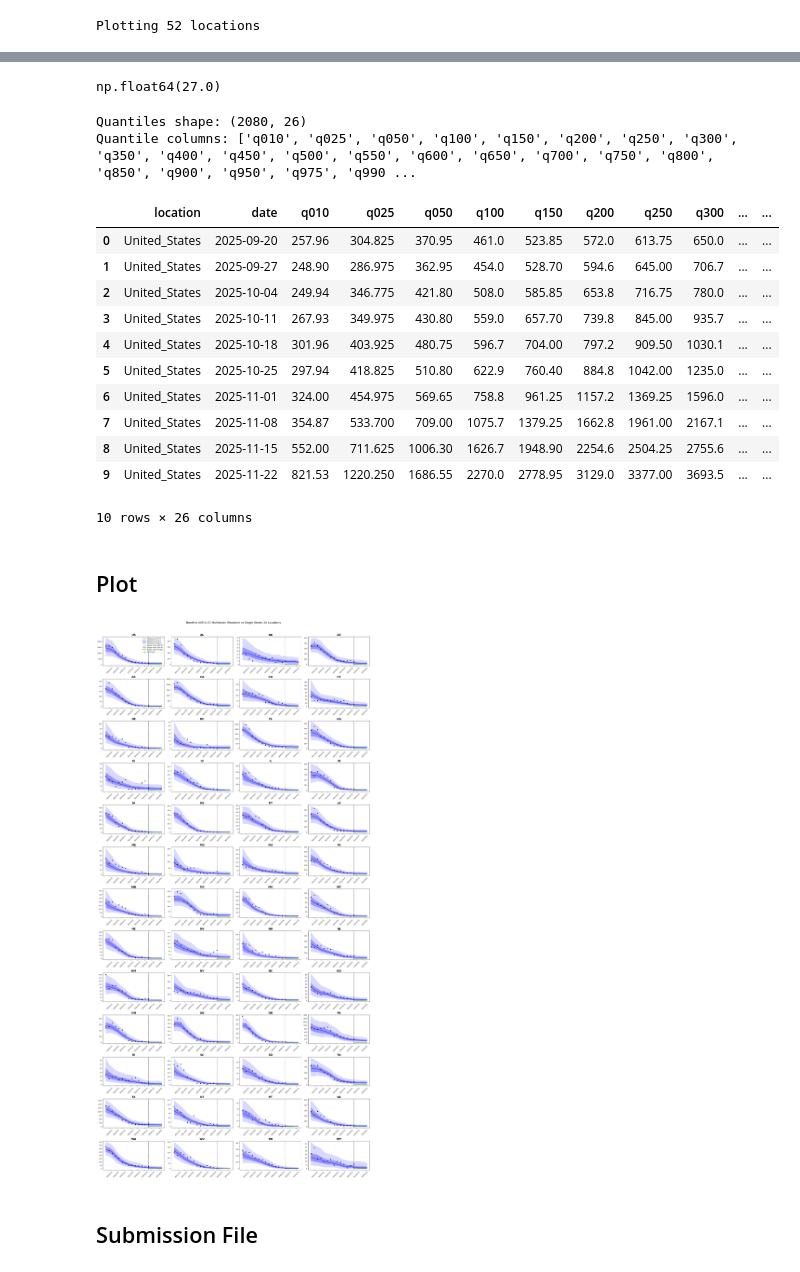
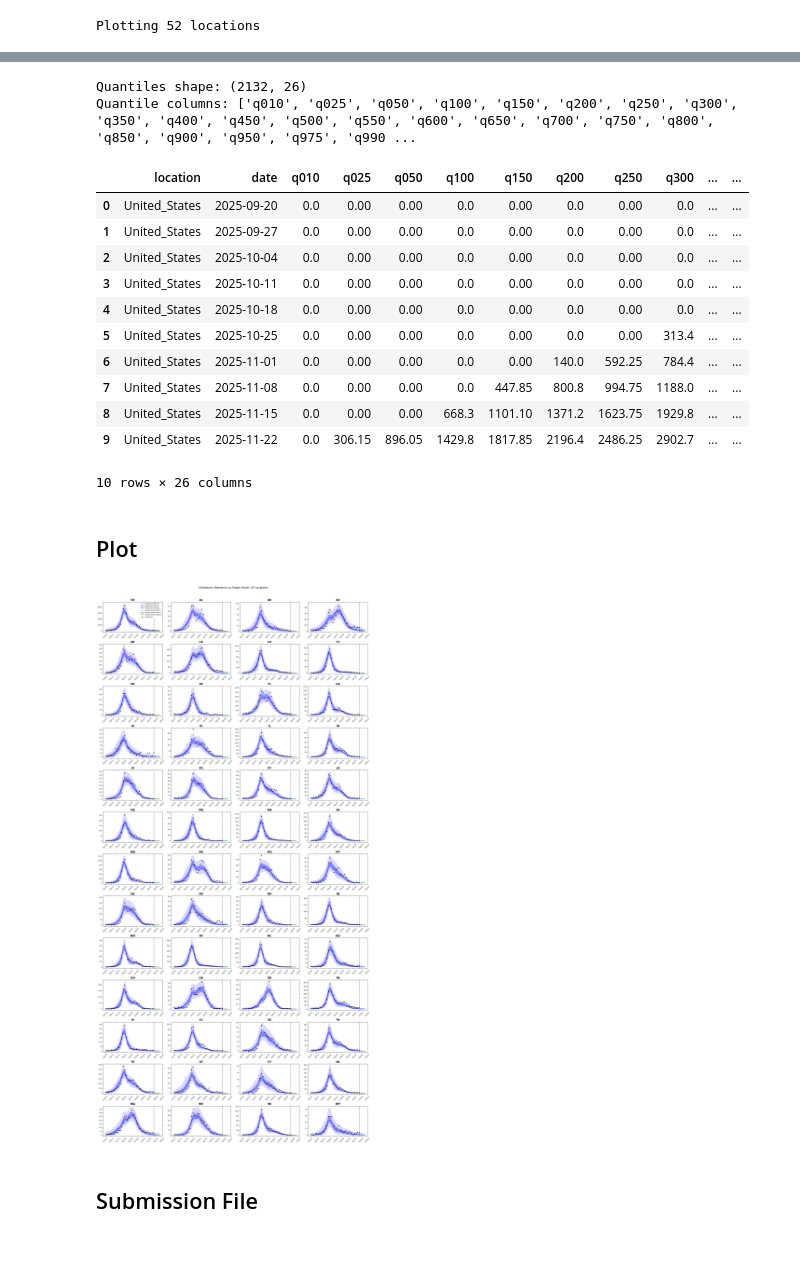
Before and after one commit to mobs-lab/epymodelingsuite, a Jupyter notebook: hosp_multistrain_plot_output.ipynb, the cells around one changed output, grey strips where cells are left out. Saved outputs shown, nothing was run; the diff lists cells and outputs as text; code cells hidden in the pictures.

```diff
--- a/hosp_multistrain_plot_output.ipynb
+++ b/hosp_multistrain_plot_output.ipynb
@@ -25,14 +25,14 @@ from epymodelingsuite.utils.location import convert_location_name_format
 
 Set timespan configs:
 # %%
-SUBMISSION_WEEK = "202619"
-REFERENCE_DATE = "2026-05-16"
-WINDOW = "202550-202618"
+SUBMISSION_WEEK = "202621"
+REFERENCE_DATE = "2026-05-30"
+WINDOW = "202550-202620"
 # %% [markdown]
 Choose augmentation and baseline:
 # %%
 AUGMENTED = True
-BASELINE = True
+BASELINE = False
 BASELINE_k = 5
 # %% [markdown]
 These configs are unlikely to need changing:
@@ -217,31 +115,27 @@ random_combined[random_combined.baseline_sample != 0]
-# %%
-random_combined.target_sum.median()
-# %% [output]
-np.float64(27.0)
 # %%
 print(f"Quantiles shape: {random_quantiles.shape}")
 print(f"Quantile columns: {[c for c in random_quantiles.columns if c.startswith('q')]}")
 random_quantiles.head(10)
 # %% [output]
-Quantiles shape: (2080, 26)
+Quantiles shape: (2132, 26)
 Quantile columns: ['q010', 'q025', 'q050', 'q100', 'q150', 'q200', 'q250', 'q300', 'q350', 'q400', 'q450', 'q500', 'q550', 'q600', 'q650', 'q700', 'q750', 'q800', 'q850', 'q900', 'q950', 'q975', 'q990 ...
 |  | location | date | q010 | q025 | q050 | q100 | q150 | q200 | q250 | q300 | ... | ... |
-| 0 | United_States | 2025-09-20 | 257.96 | 304.825 | 370.95 | 461.0 | 523.85 | 572.0 | 613.75 | 650.0 | ... | ... |
-| 1 | United_States | 2025-09-27 | 248.90 | 286.975 | 362.95 | 454.0 | 528.70 | 594.6 | 645.00 | 706.7 | ... | ... |
-| 2 | United_States | 2025-10-04 | 249.94 | 346.775 | 421.80 | 508.0 | 585.85 | 653.8 | 716.75 | 780.0 | ... | ... |
-| 3 | United_States | 2025-10-11 | 267.93 | 349.975 | 430.80 | 559.0 | 657.70 | 739.8 | 845.00 | 935.7 | ... | ... |
-| 4 | United_States | 2025-10-18 | 301.96 | 403.925 | 480.75 | 596.7 | 704.00 | 797.2 | 909.50 | 1030.1 | ... | ... |
-| 5 | United_States | 2025-10-25 | 297.94 | 418.825 | 510.80 | 622.9 | 760.40 | 884.8 | 1042.00 | 1235.0 | ... | ... |
-| 6 | United_States | 2025-11-01 | 324.00 | 454.975 | 569.65 | 758.8 | 961.25 | 1157.2 | 1369.25 | 1596.0 | ... | ... |
-| 7 | United_States | 2025-11-08 | 354.87 | 533.700 | 709.00 | 1075.7 | 1379.25 | 1662.8 | 1961.00 | 2167.1 | ... | ... |
-| 8 | United_States | 2025-11-15 | 552.00 | 711.625 | 1006.30 | 1626.7 | 1948.90 | 2254.6 | 2504.25 | 2755.6 | ... | ... |
-| 9 | United_States | 2025-11-22 | 821.53 | 1220.250 | 1686.55 | 2270.0 | 2778.95 | 3129.0 | 3377.00 | 3693.5 | ... | ... |
+| 0 | United_States | 2025-09-20 | 0.0 | 0.00 | 0.00 | 0.0 | 0.00 | 0.0 | 0.00 | 0.0 | ... | ... |
+| 1 | United_States | 2025-09-27 | 0.0 | 0.00 | 0.00 | 0.0 | 0.00 | 0.0 | 0.00 | 0.0 | ... | ... |
+| 2 | United_States | 2025-10-04 | 0.0 | 0.00 | 0.00 | 0.0 | 0.00 | 0.0 | 0.00 | 0.0 | ... | ... |
+| 3 | United_States | 2025-10-11 | 0.0 | 0.00 | 0.00 | 0.0 | 0.00 | 0.0 | 0.00 | 0.0 | ... | ... |
+| 4 | United_States | 2025-10-18 | 0.0 | 0.00 | 0.00 | 0.0 | 0.00 | 0.0 | 0.00 | 0.0 | ... | ... |
+| 5 | United_States | 2025-10-25 | 0.0 | 0.00 | 0.00 | 0.0 | 0.00 | 0.0 | 0.00 | 313.4 | ... | ... |
+| 6 | United_States | 2025-11-01 | 0.0 | 0.00 | 0.00 | 0.0 | 0.00 | 140.0 | 592.25 | 784.4 | ... | ... |
+| 7 | United_States | 2025-11-08 | 0.0 | 0.00 | 0.00 | 0.0 | 447.85 | 800.8 | 994.75 | 1188.0 | ... | ... |
+| 8 | United_States | 2025-11-15 | 0.0 | 0.00 | 0.00 | 668.3 | 1101.10 | 1371.2 | 1623.75 | 1929.8 | ... | ... |
+| 9 | United_States | 2025-11-22 | 0.0 | 306.15 | 896.05 | 1429.8 | 1817.85 | 2196.4 | 2486.25 | 2902.7 | ... | ... |
 10 rows × 26 columns
 # %% [markdown]
 ## Plot
 # %%
-FILTER_PLOT = True
-FILTER_PLOT_START = '2026-02-01'
+FILTER_PLOT = False
+FILTER_PLOT_START = '2026-03-01'
 LONG_PLOT_START = '2025-10-01'
 
 if FILTER_PLOT:
@@ -329,34 +223,34 @@ for idx, pop in enumerate(populations):
     if INCLUDE_SINGLE_STRAIN:
         ax.fill_between(single_pop['date'], single_pop['q025'], single_pop['q975'],
                         alpha=0.15, color='green', label='Single strain 95% PI')
         ax.fill_between(single_pop['date'], single_pop['q250'], single_pop['q750'],
                         alpha=0.3, color='green', label='Single strain 50% PI')
         ax.plot(single_pop['date'], single_pop['q500'], 'g-', linewidth=1.5, label='Single strain median')
 
     # Plot ground truth (black markers)
     ax.scatter(hosp_pop['date'], hosp_pop['hospitalizations'],
                color='black', s=15, zorder=5, label='Observed')
 
     ax.set_title(abbrev, fontsize=14, fontweight='bold')
     ax.tick_params(axis='x', rotation=45, labelsize=7)
     ax.tick_params(axis='y', labelsize=7)
     ax.axvline(REFERENCE_DT - pd.Timedelta(weeks=1), color='black', linestyle='--', linewidth=1)
 
     # Only show legend for first subplot
     if idx == 0:
         ax.legend(fontsize=8, loc='upper right')
 
 # Hide any unused subplots
 for idx in range(len(populations), len(axes)):
     axes[idx].set_visible(False)
 
 plt.suptitle(plot_title, fontsize=14, y=1.01)
 plt.tight_layout()
 plt.savefig(f'{WORKING_DIR}/{plot_fname}',
             dpi=150, bbox_inches='tight')
 plt.show()
 # %% [output]
-[figure, old version]
+[figure, new version]
 # %% [markdown]
 ## Submission File
 # %%
```
Also changed, not shown: parts of 11 cells of this notebook, 3 other files.
